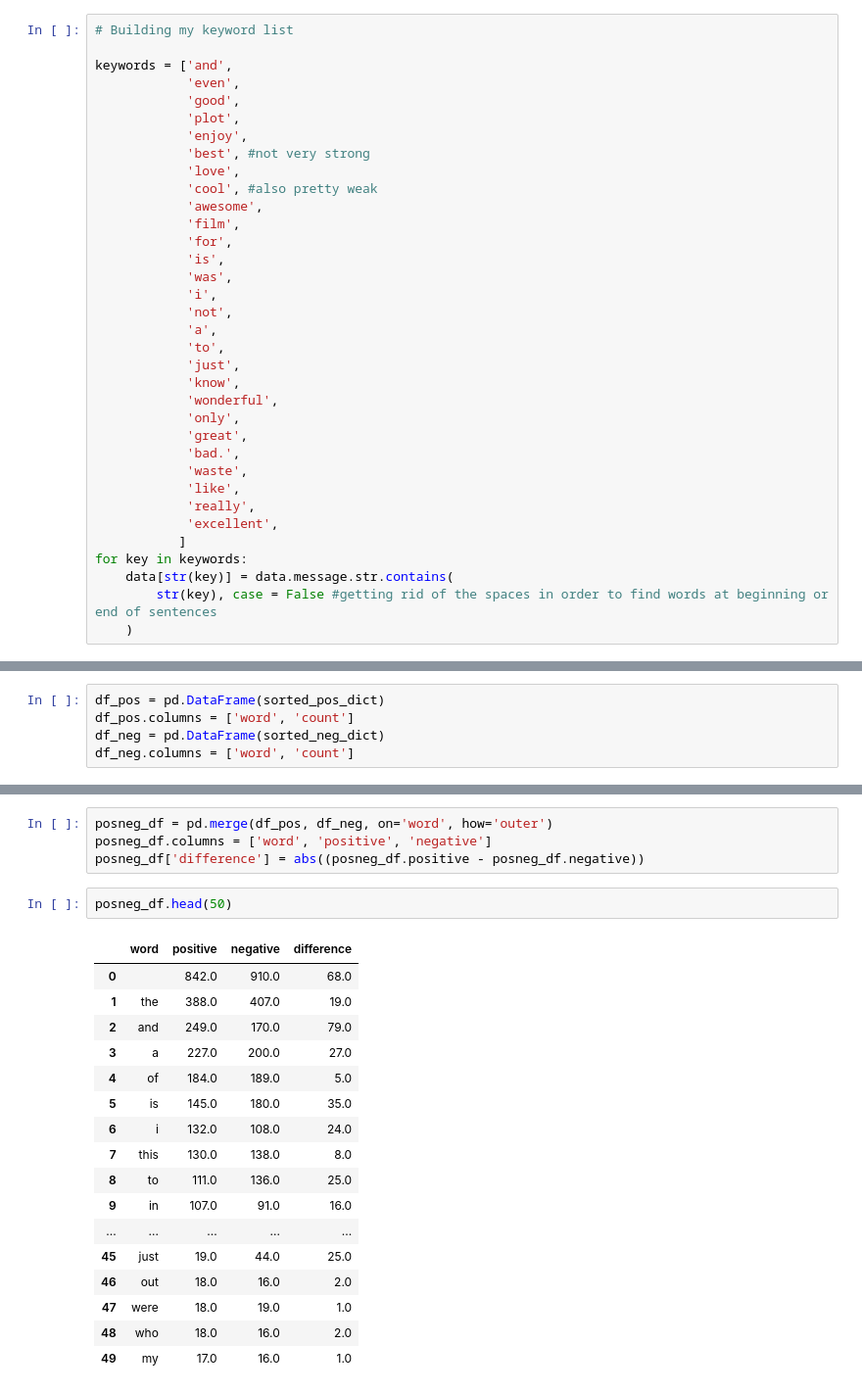
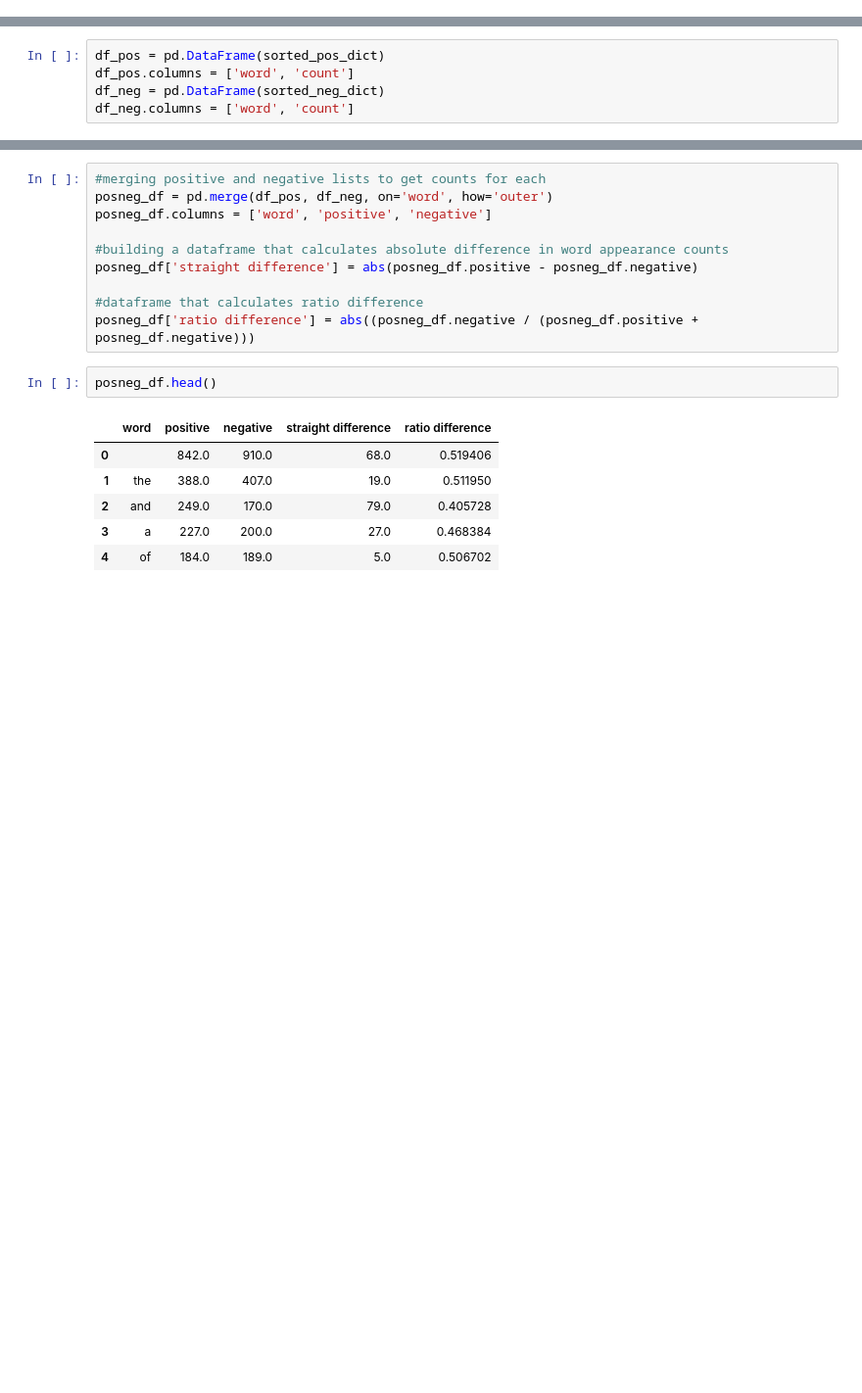
Before and after one commit to Kstengy/DataScience-Projects, a Jupyter notebook: Naive Bayes model build.ipynb, the cells around one changed output, grey strips where cells are left out. Shown at 98% size. Drawn from its saved outputs; the diff is of its cells as text; blank space fills up the shorter version.

Commit message:
Add files via upload
This is an updated version of the original model build with some different models built and compared.

```diff
--- a/Naive Bayes model build.ipynb
+++ b/Naive Bayes model build.ipynb
@@ -10,38 +13,3 @@ import seaborn as sns
 # Reading through the IMDB data to see what peoples feelings were towards movies
 data = pd.read_csv('imdb_labelled.txt', delimiter = '\t', header = None)
 data.columns = ['message', 'rating']
-# %%
-# Building my keyword list
-
-keywords = ['and',
-            'even',
-            'good',
-            'plot',
-            'enjoy',
-            'best', #not very strong
-            'love',
-            'cool', #also pretty weak
-            'awesome',
-            'film',
-            'for',
-            'is',
-            'was',
-            'i',
-            'not',
-            'a',
-            'to',
-            'just',
-            'know',
-            'wonderful',
-            'only',
-            'great',
-            'bad.',
-            'waste',
-            'like',
-            'really',
-            'excellent',
-           ]
-for key in keywords:
-    data[str(key)] = data.message.str.contains(
-        str(key), case = False #getting rid of the spaces in order to find words at beginning or end of sentences
-    )
@@ -170,27 +57,22 @@ print(df_neg.head())
 # %%
+#merging positive and negative lists to get counts for each
 posneg_df = pd.merge(df_pos, df_neg, on='word', how='outer')
 posneg_df.columns = ['word', 'positive', 'negative']
-posneg_df['difference'] = abs((posneg_df.positive - posneg_df.negative))
+
+#building a dataframe that calculates absolute difference in word appearance counts
+posneg_df['straight difference'] = abs(posneg_df.positive - posneg_df.negative)
+
+#dataframe that calculates ratio difference
+posneg_df['ratio difference'] = abs((posneg_df.negative / (posneg_df.positive + posneg_df.negative)))
 # %%
-posneg_df.head(50)
+posneg_df.head()
 # %% [output]
-|  | word | positive | negative | difference |
-| 0 |  | 842.0 | 910.0 | 68.0 |
-| 1 | the | 388.0 | 407.0 | 19.0 |
-| 2 | and | 249.0 | 170.0 | 79.0 |
-| 3 | a | 227.0 | 200.0 | 27.0 |
-| 4 | of | 184.0 | 189.0 | 5.0 |
-| 5 | is | 145.0 | 180.0 | 35.0 |
-| 6 | i | 132.0 | 108.0 | 24.0 |
-| 7 | this | 130.0 | 138.0 | 8.0 |
-| 8 | to | 111.0 | 136.0 | 25.0 |
-| 9 | in | 107.0 | 91.0 | 16.0 |
-| ... | ... | ... | ... | ... |
-| 45 | just | 19.0 | 44.0 | 25.0 |
-| 46 | out | 18.0 | 16.0 | 2.0 |
-| 47 | were | 18.0 | 19.0 | 1.0 |
-| 48 | who | 18.0 | 16.0 | 2.0 |
-| 49 | my | 17.0 | 16.0 | 1.0 |
+|  | word | positive | negative | straight difference | ratio difference |
+| 0 |  | 842.0 | 910.0 | 68.0 | 0.519406 |
+| 1 | the | 388.0 | 407.0 | 19.0 | 0.511950 |
+| 2 | and | 249.0 | 170.0 | 79.0 | 0.405728 |
+| 3 | a | 227.0 | 200.0 | 27.0 | 0.468384 |
+| 4 | of | 184.0 | 189.0 | 5.0 | 0.506702 |
 # %%
 # I used a lot of the words high on this list figuring the larger the difference in usage
 # the more effect it would have on the predictive value of the model
```
Also changed, not shown: parts of 30 cells of this notebook.
